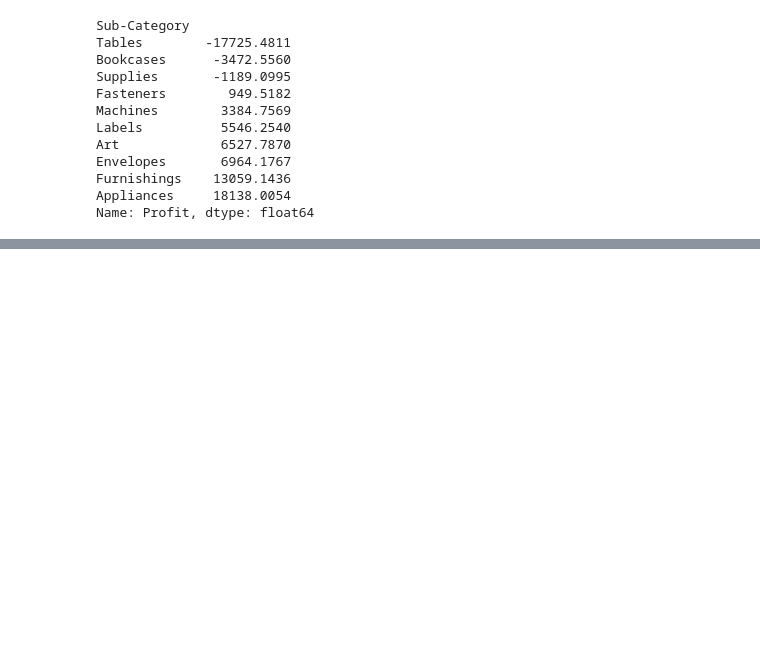
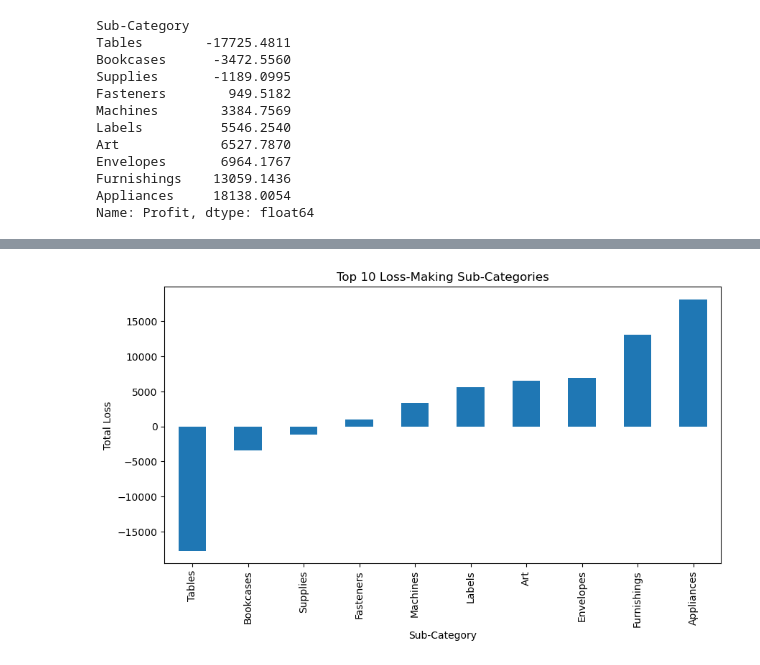
Before and after one commit to Bhavya-wq/Business-Insights-Dashboard, a Jupyter notebook: notebooks/02_exploratory_analysis.ipynb, the cells around one changed output, grey strips where cells are left out. Cells and saved outputs as stored; diff of their text form; code cells hidden in the pictures; blank space fills up the shorter version.

```diff
--- a/notebooks/02_exploratory_analysis.ipynb
+++ b/notebooks/02_exploratory_analysis.ipynb
@@ -65,0 +91,11 @@ Name: Profit, dtype: float64
+# %%
+subcategory_loss.head(10).plot(
+    kind="bar",
+    title="Top 10 Loss-Making Sub-Categories",
+    figsize=(10,5)
+)
+
+plt.ylabel("Total Loss")
+plt.show()
+# %% [output]
+[figure, added]
```
Also changed, not shown: parts of 5 cells of this notebook.
